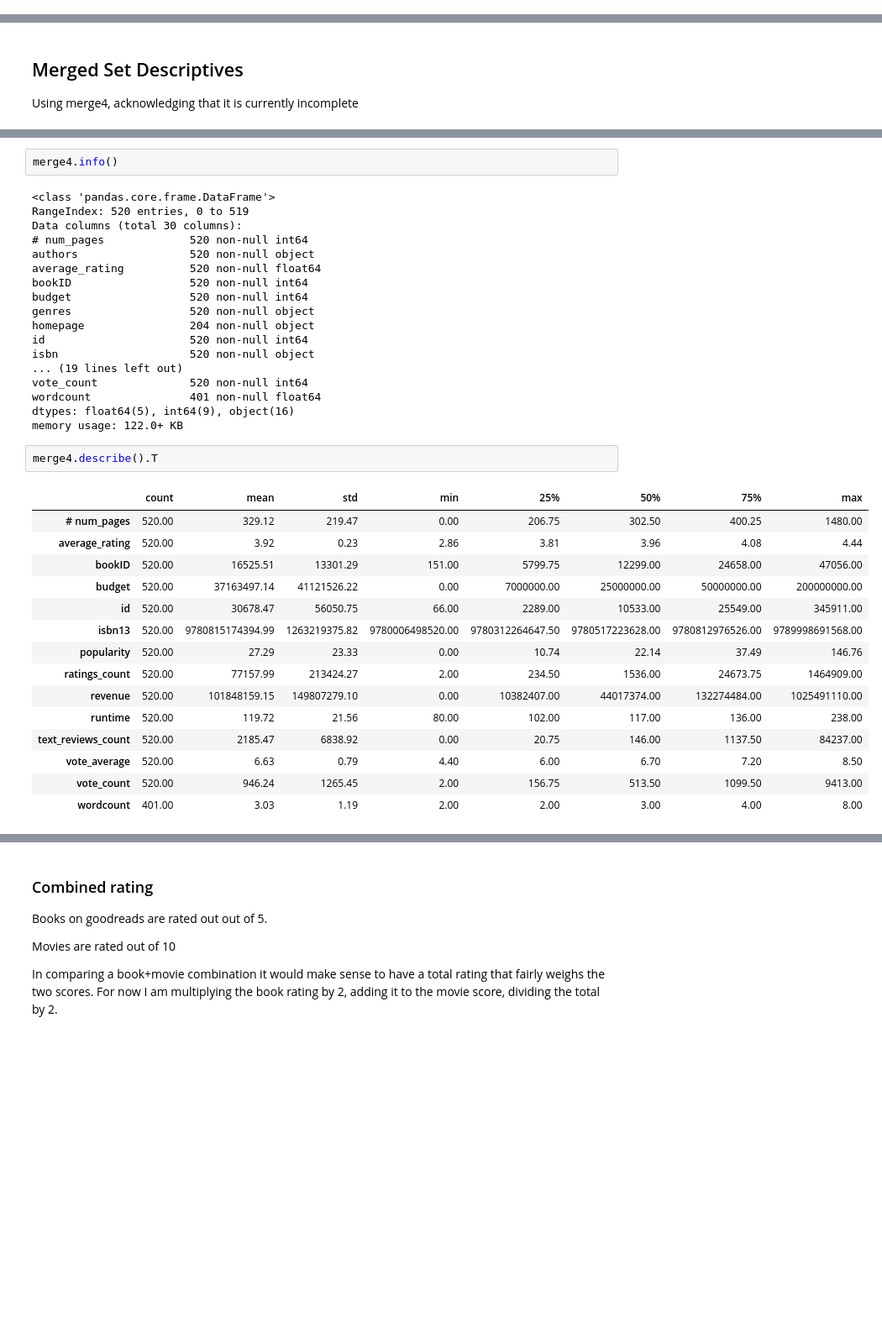
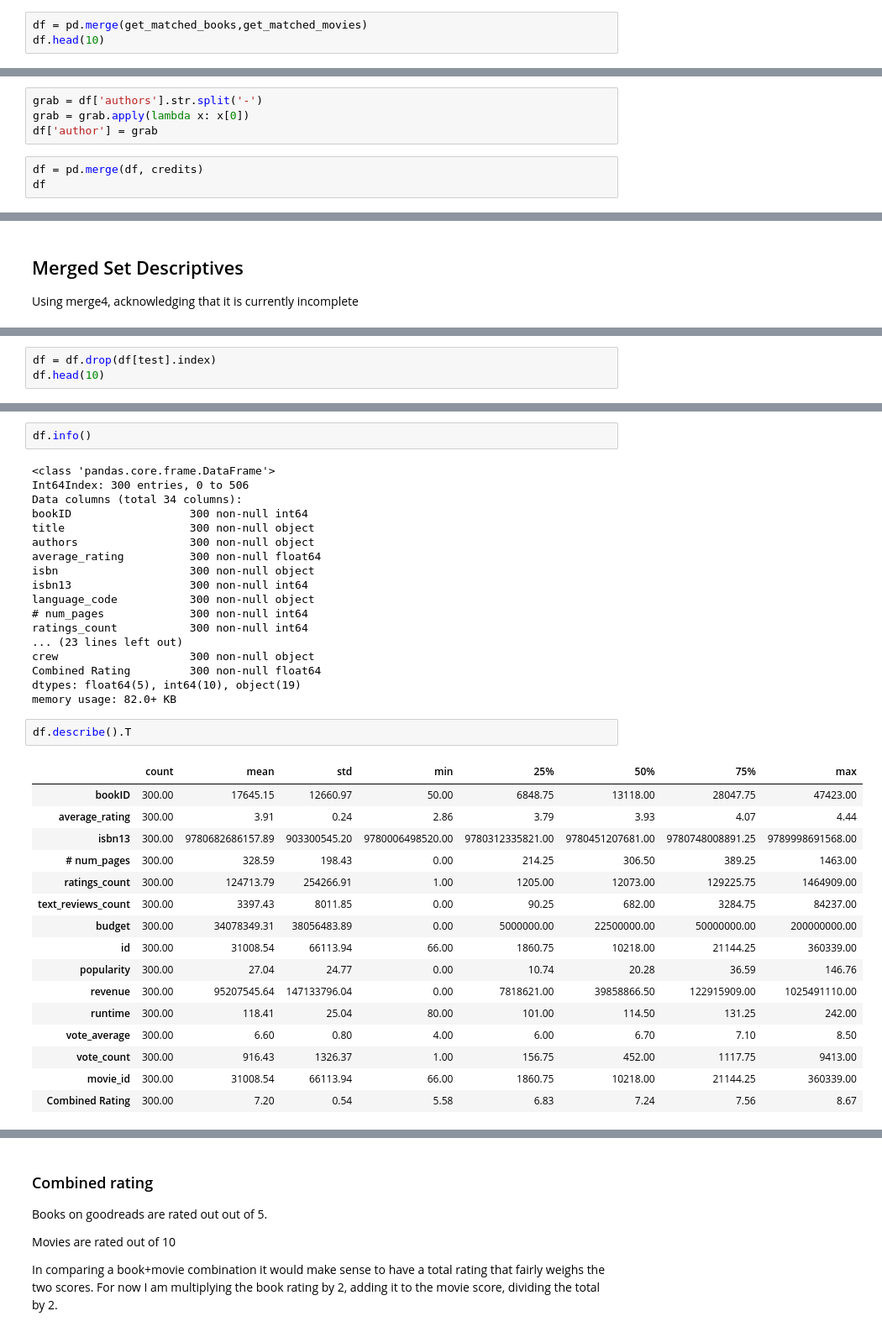
Before and after one commit to noahjett/Movie-Goodreads-Analysis, a Jupyter notebook: Book_Movie_Analysis.ipynb, the cells around one changed output, grey strips where cells are left out. Shown at 84% size. Saved outputs shown, nothing was run; the diff lists cells and outputs as text; blank space fills up the shorter version.

```diff
--- a/Book_Movie_Analysis.ipynb
+++ b/Book_Movie_Analysis.ipynb
@@ -613,0 +714,3 @@ for i in books_for_match['title']:
+# %%
+df = pd.merge(get_matched_books,get_matched_movies)
+df.head(10)
@@ -626,0 +754,7 @@ def verify(row):
+# %%
+grab = df['authors'].str.split('-')
+grab = grab.apply(lambda x: x[0])
+df['author'] = grab
+# %%
+df = pd.merge(df, credits)
+df
@@ -629,0 +813,3 @@ Using merge4, acknowledging that it is currently incomplete
+# %%
+df = df.drop(df[test].index)
+df.head(10)
@@ -630,39 +828,40 @@ Using merge4, acknowledging that it is currently incomplete
 # %%
-merge4.info()
+df.info()
 # %% [output]
 <class 'pandas.core.frame.DataFrame'>
-RangeIndex: 520 entries, 0 to 519
-Data columns (total 30 columns):
-# num_pages             520 non-null int64
-authors                 520 non-null object
-average_rating          520 non-null float64
-bookID                  520 non-null int64
-budget                  520 non-null int64
-genres                  520 non-null object
-homepage                204 non-null object
-id                      520 non-null int64
-isbn                    520 non-null object
-... (19 lines left out)
-vote_count              520 non-null int64
-wordcount               401 non-null float64
-dtypes: float64(5), int64(9), object(16)
-memory usage: 122.0+ KB
+Int64Index: 300 entries, 0 to 506
+Data columns (total 34 columns):
+bookID                  300 non-null int64
+title                   300 non-null object
+authors                 300 non-null object
+average_rating          300 non-null float64
+isbn                    300 non-null object
+isbn13                  300 non-null int64
+language_code           300 non-null object
+# num_pages             300 non-null int64
+ratings_count           300 non-null int64
+... (23 lines left out)
+crew                    300 non-null object
+Combined Rating         300 non-null float64
+dtypes: float64(5), int64(10), object(19)
+memory usage: 82.0+ KB
 # %%
-merge4.describe().T
+df.describe().T
 # %% [output]
 |  | count | mean | std | min | 25% | 50% | 75% | max |
-| # num_pages | 520.00 | 329.12 | 219.47 | 0.00 | 206.75 | 302.50 | 400.25 | 1480.00 |
-| average_rating | 520.00 | 3.92 | 0.23 | 2.86 | 3.81 | 3.96 | 4.08 | 4.44 |
-| bookID | 520.00 | 16525.51 | 13301.29 | 151.00 | 5799.75 | 12299.00 | 24658.00 | 47056.00 |
-| budget | 520.00 | 37163497.14 | 41121526.22 | 0.00 | 7000000.00 | 25000000.00 | 50000000.00 | 200000000.00 |
-| id | 520.00 | 30678.47 | 56050.75 | 66.00 | 2289.00 | 10533.00 | 25549.00 | 345911.00 |
-| isbn13 | 520.00 | 9780815174394.99 | 1263219375.82 | 9780006498520.00 | 9780312264647.50 | 9780517223628.00 | 9780812976526.00 | 9789998691568.00 |
-| popularity | 520.00 | 27.29 | 23.33 | 0.00 | 10.74 | 22.14 | 37.49 | 146.76 |
-| ratings_count | 520.00 | 77157.99 | 213424.27 | 2.00 | 234.50 | 1536.00 | 24673.75 | 1464909.00 |
-| revenue | 520.00 | 101848159.15 | 149807279.10 | 0.00 | 10382407.00 | 44017374.00 | 132274484.00 | 1025491110.00 |
-| runtime | 520.00 | 119.72 | 21.56 | 80.00 | 102.00 | 117.00 | 136.00 | 238.00 |
-| text_reviews_count | 520.00 | 2185.47 | 6838.92 | 0.00 | 20.75 | 146.00 | 1137.50 | 84237.00 |
-| vote_average | 520.00 | 6.63 | 0.79 | 4.40 | 6.00 | 6.70 | 7.20 | 8.50 |
-| vote_count | 520.00 | 946.24 | 1265.45 | 2.00 | 156.75 | 513.50 | 1099.50 | 9413.00 |
-| wordcount | 401.00 | 3.03 | 1.19 | 2.00 | 2.00 | 3.00 | 4.00 | 8.00 |
+| bookID | 300.00 | 17645.15 | 12660.97 | 50.00 | 6848.75 | 13118.00 | 28047.75 | 47423.00 |
+| average_rating | 300.00 | 3.91 | 0.24 | 2.86 | 3.79 | 3.93 | 4.07 | 4.44 |
+| isbn13 | 300.00 | 9780682686157.89 | 903300545.20 | 9780006498520.00 | 9780312335821.00 | 9780451207681.00 | 9780748008891.25 | 9789998691568.00 |
+| # num_pages | 300.00 | 328.59 | 198.43 | 0.00 | 214.25 | 306.50 | 389.25 | 1463.00 |
+| ratings_count | 300.00 | 124713.79 | 254266.91 | 1.00 | 1205.00 | 12073.00 | 129225.75 | 1464909.00 |
+| text_reviews_count | 300.00 | 3397.43 | 8011.85 | 0.00 | 90.25 | 682.00 | 3284.75 | 84237.00 |
+| budget | 300.00 | 34078349.31 | 38056483.89 | 0.00 | 5000000.00 | 22500000.00 | 50000000.00 | 200000000.00 |
+| id | 300.00 | 31008.54 | 66113.94 | 66.00 | 1860.75 | 10218.00 | 21144.25 | 360339.00 |
+| popularity | 300.00 | 27.04 | 24.77 | 0.00 | 10.74 | 20.28 | 36.59 | 146.76 |
+| revenue | 300.00 | 95207545.64 | 147133796.04 | 0.00 | 7818621.00 | 39858866.50 | 122915909.00 | 1025491110.00 |
+| runtime | 300.00 | 118.41 | 25.04 | 80.00 | 101.00 | 114.50 | 131.25 | 242.00 |
+| vote_average | 300.00 | 6.60 | 0.80 | 4.00 | 6.00 | 6.70 | 7.10 | 8.50 |
+| vote_count | 300.00 | 916.43 | 1326.37 | 1.00 | 156.75 | 452.00 | 1117.75 | 9413.00 |
+| movie_id | 300.00 | 31008.54 | 66113.94 | 66.00 | 1860.75 | 10218.00 | 21144.25 | 360339.00 |
+| Combined Rating | 300.00 | 7.20 | 0.54 | 5.58 | 6.83 | 7.24 | 7.56 | 8.67 |
 # %%
```
Also changed, not shown: parts of 49 cells of this notebook.
